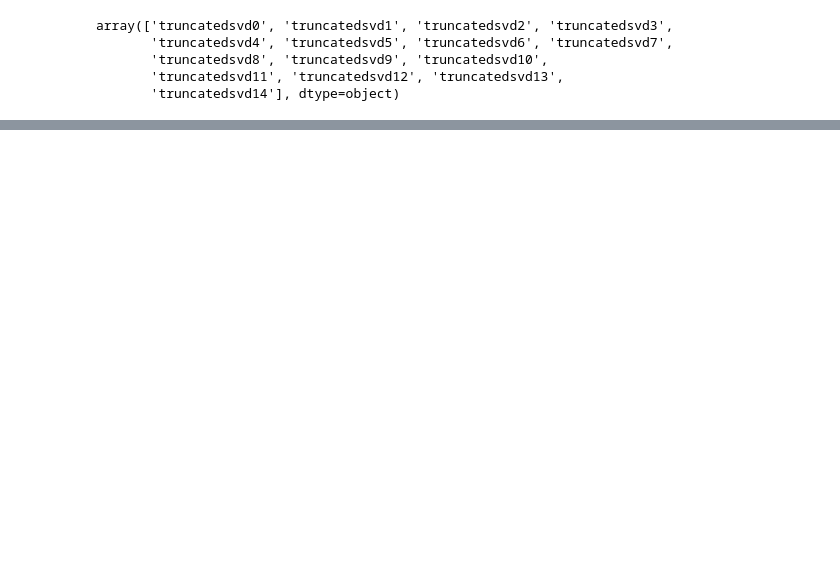
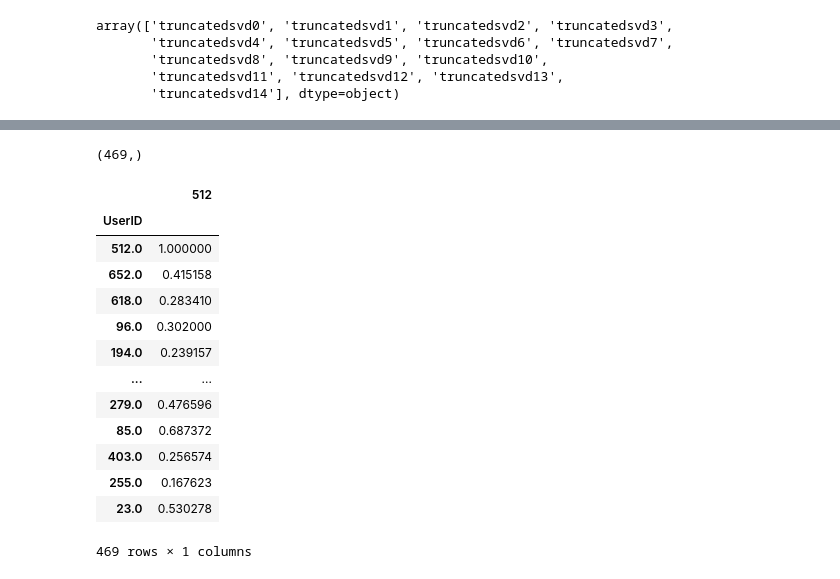
Before and after one commit to Shubhi-Varshney/data_bpm, a Jupyter notebook: notebooks/yulia_metadata_processing.ipynb, the cells around one changed output, grey strips where cells are left out. Saved outputs shown, nothing was run; the diff lists cells and outputs as text; code cells hidden in the pictures; blank space fills up the shorter version.

```diff
--- a/notebooks/yulia_metadata_processing.ipynb
+++ b/notebooks/yulia_metadata_processing.ipynb
@@ -296,0 +321,6 @@ pd.DataFrame(latent_df)
+# %%
+from sklearn.metrics.pairwise import cosine_similarity
+
+# Compute the cosine similarity of a particular user (1st user, whose id = 512) with the others in the list
+sim1 = cosine_similarity(latent_df, a).reshape(-1)
+sim1
@@ -296,0 +345,22 @@ pd.DataFrame(latent_df)
+# %%
+sim1.shape
+# %% [output]
+(469,)
+# %%
+recommendation_df = pd.DataFrame(sim1, index = latent_df.index, columns = [512])
+recommendation_df
+# %% [output]
+|  | 512 |
+| UserID |  |
+| 512.0 | 1.000000 |
+| 652.0 | 0.415158 |
+| 618.0 | 0.283410 |
+| 96.0 | 0.302000 |
+| 194.0 | 0.239157 |
+| ... | ... |
+| 279.0 | 0.476596 |
+| 85.0 | 0.687372 |
+| 403.0 | 0.256574 |
+| 255.0 | 0.167623 |
+| 23.0 | 0.530278 |
+469 rows × 1 columns
```
Also changed, not shown: parts of 41 cells of this notebook, 5 other files.
